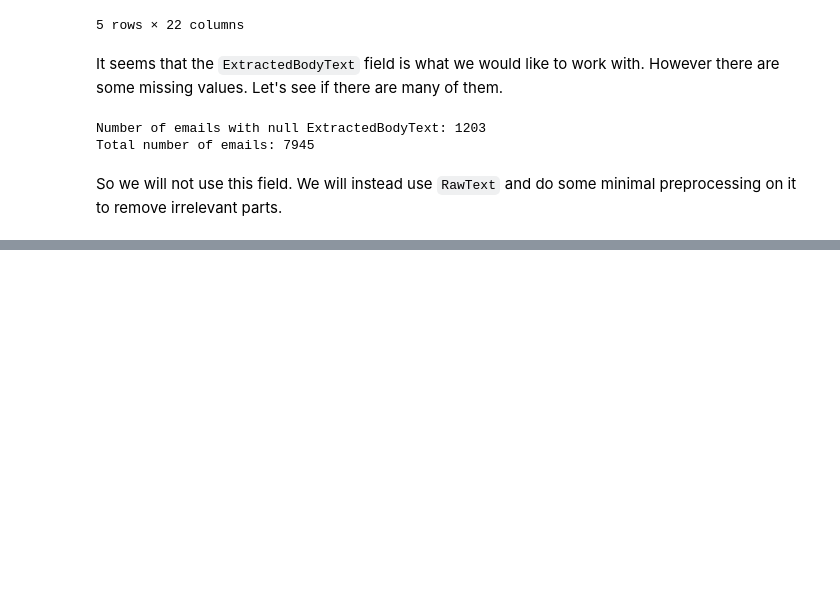
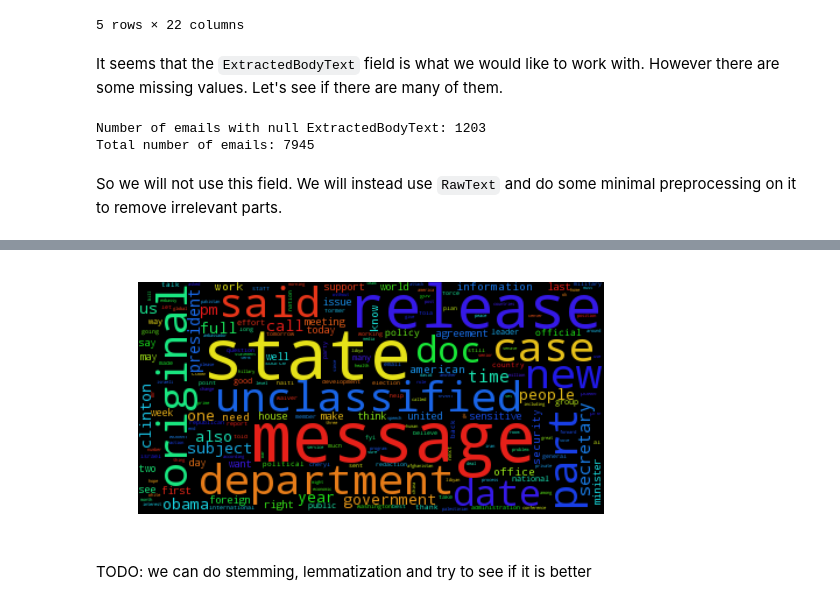
Before and after one commit to bojbilla/AdaHomeworks, a Jupyter notebook: 05 - Taming Text/HW5.ipynb, the cells around one changed output, grey strips where cells are left out. Drawn from its saved outputs; the diff is of its cells as text; code cells hidden in the pictures; blank space fills up the shorter version.

```diff
--- a/05 - Taming Text/HW5.ipynb
+++ b/05 - Taming Text/HW5.ipynb
@@ -62,0 +79,2 @@ plt.axis("off")
+# %%
+text = '\n'.join(raw_text.map(preprocess_raw_email)).strip().lower()
@@ -62,0 +83,3 @@ plt.axis("off")
+# %%
+tokenizer = RegexpTokenizer(r'\w+')
+basic_tokens = tokenizer.tokenize(text)
@@ -62,0 +88,7 @@ plt.axis("off")
+# %%
+# punctuation and numbers to be removed
+punctuation = re.compile(r'[_\<\>\@\-\.\?!,":;()|0-9]')
+single_letter = re.compile('^[a-z]$')
+tokens = [punctuation.sub("", word) for word in basic_tokens]
+tokens = [single_letter.sub("", word) for word in tokens]
+tokens = filter(None, tokens)
@@ -62,0 +97,9 @@ plt.axis("off")
+# %%
+my_stopwords = stopwords.words('english')
+filtered_tokens = [ t for t in tokens if t not in my_stopwords]
+# %%
+cloud(filtered_tokens)
+# %% [output]
+[figure, added]
+# %% [markdown]
+TODO: we can do stemming, lemmatization and try to see if it is better
```
Also changed, not shown: parts of 10 cells of this notebook.
